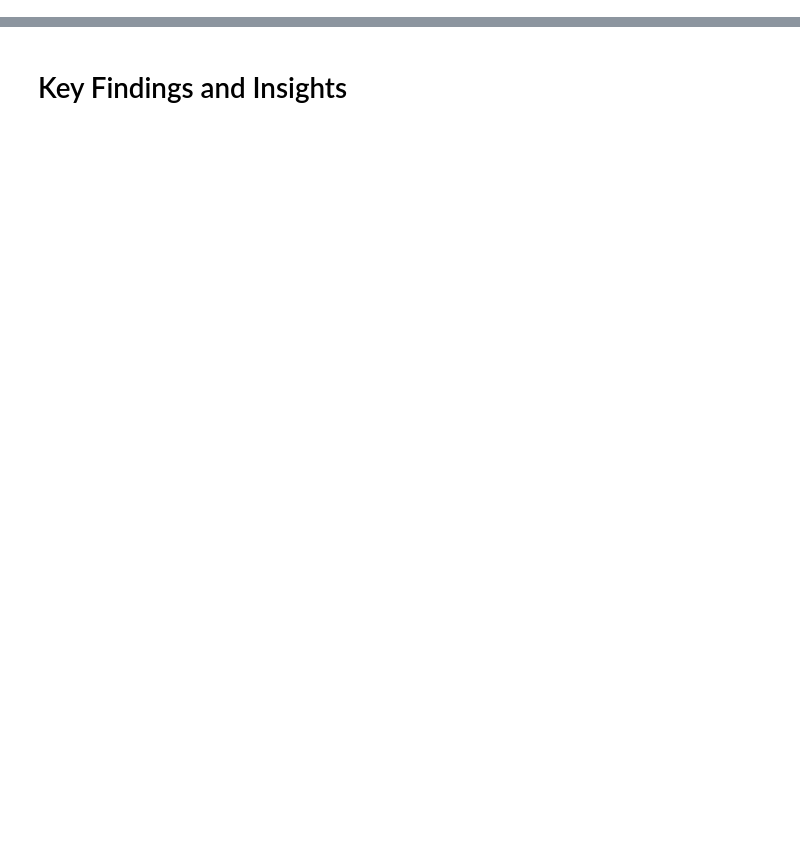
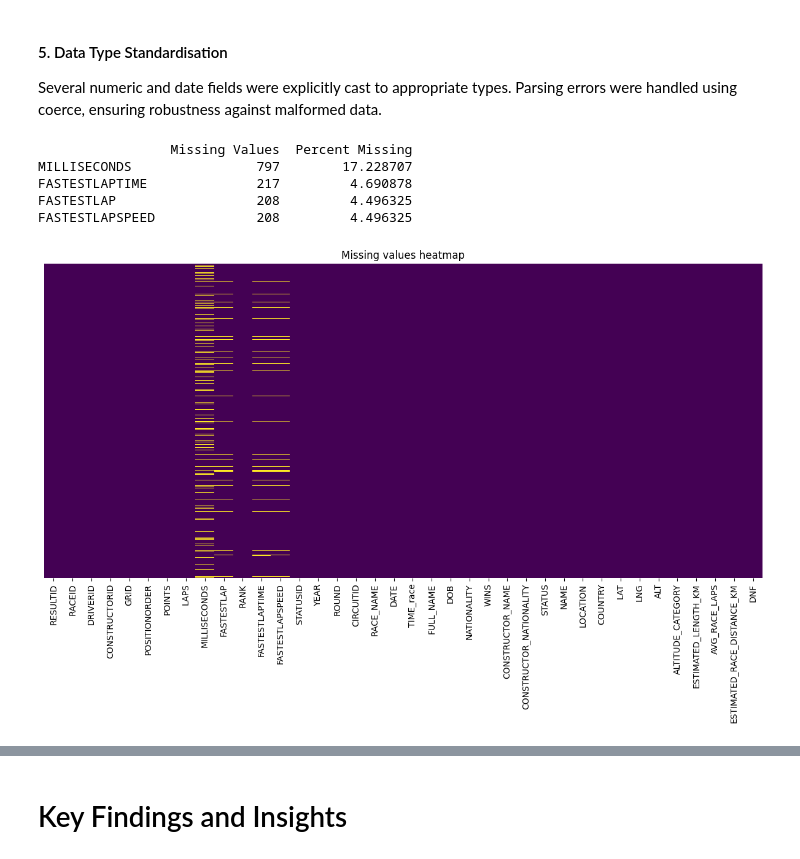
Before and after one commit to emilynagle2/Datathon, a Jupyter notebook: Notebooks/report.ipynb, the cells around one changed output, grey strips where cells are left out. Saved outputs shown, nothing was run; the diff lists cells and outputs as text; code cells hidden in the pictures; blank space fills up the shorter version.

```diff
--- a/Notebooks/report.ipynb
+++ b/Notebooks/report.ipynb
@@ -24,0 +263,43 @@ see task a_b masterdataset, lets add this in pitstops and laptimes if needed als
+# %% [markdown]
+#### 5. Data Type Standardisation
+
+Several numeric and date fields were explicitly cast to appropriate types. Parsing errors were handled using coerce, ensuring robustness against malformed data.
+# %%
+# Fixing incorrect dtypes
+filter_df['POINTS'] = pd.to_numeric(filter_df['POINTS'], errors='coerce')
+filter_df['FASTESTLAPSPEED'] = pd.to_numeric(filter_df['FASTESTLAPSPEED'], errors='coerce')
+filter_df['LAT'] = pd.to_numeric(filter_df['LAT'], errors='coerce')
+filter_df['LNG'] = pd.to_numeric(filter_df['LNG'], errors='coerce')
+
+filter_df['DATE'] = pd.to_datetime(filter_df['DATE'], errors='coerce')
+filter_df['DOB'] = pd.to_datetime(filter_df['DOB'], errors='coerce')
+
+def race_finished(status):
+    return status == 'Finished' or status.strip().startswith('+')
+
+filter_df['DNF'] = filter_df.apply(
+    lambda row: pd.isnull(row['MILLISECONDS']) and race_finished(row['STATUS']),
+    axis=1)
+# convert to int for modelling, 1 is didn't finish and 0 if finishd
+filter_df['DNF'] = filter_df['DNF'].astype(int)
+
+filter_df['MILLISECONDS'] = filter_df.apply(
+    lambda row: 0 if pd.isna(row['MILLISECONDS']) and row['DNF'] == 1 else row['MILLISECONDS'],
+    axis=1
+)
+filter_df['FASTESTLAP'] = filter_df.apply(
+    lambda row: 0 if pd.isna(row['FASTESTLAP']) and row['DNF'] == 1 else row['FASTESTLAP'],
+    axis=1
+)
+filter_df['FASTESTLAPSPEED'] = filter_df.apply(
+    lambda row: 0 if pd.isna(row['FASTESTLAPSPEED']) and row['DNF'] == 1 else row['FASTESTLAPSPEED'],
+    axis=1
+)
+missing_vals_analysis(filter_df)
+# %% [output]
+                 Missing Values  Percent Missing
+MILLISECONDS                797        17.228707
+FASTESTLAPTIME              217         4.690878
+FASTESTLAP                  208         4.496325
+FASTESTLAPSPEED             208         4.496325
+[figure, added]
```
Also changed, not shown: parts of 36 cells of this notebook.
